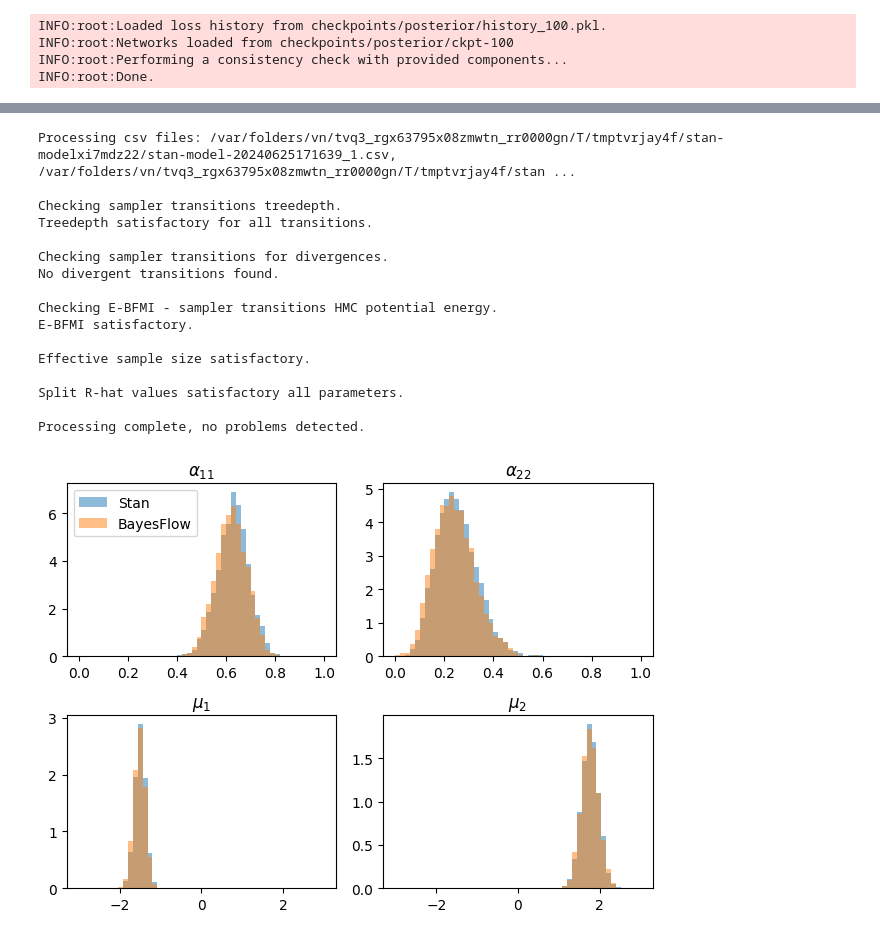
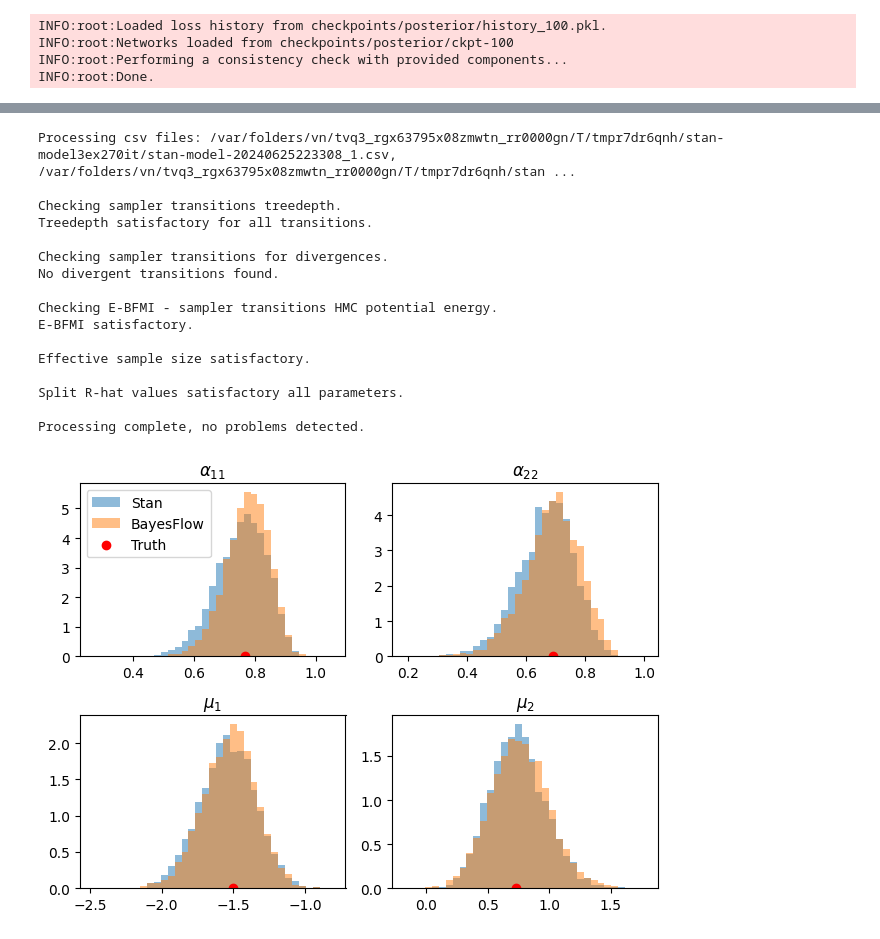
Before and after one commit to Kucharssim/bayesflow-amortized-mixtures, a Jupyter notebook: case-studies/normal-simple-hmm/calibration-stan.ipynb, the cells around one changed output, grey strips where cells are left out. Drawn from its saved outputs; the diff is of its cells as text; code cells hidden in the pictures.

```diff
--- a/case-studies/normal-simple-hmm/calibration-stan.ipynb
+++ b/case-studies/normal-simple-hmm/calibration-stan.ipynb
@@ -52,7 +64,12 @@ INFO:root:Networks loaded from checkpoints/posterior/ckpt-100
 INFO:root:Performing a consistency check with provided components...
 INFO:root:Done.
 # %%
-df = model(1)
+true_params_unconstrained = np.array([[1.2, 0.8, -1.5, 0.8]])
+true_params = constrain_parameters(true_params_unconstrained)
+df = model.simulator(true_params_unconstrained)
+df['prior_draws'] = true_params_unconstrained
+
+#df = model(1)
 df_smoothing = configurator(df)
 df_posterior = posterior_configurator(df)
 
@@ -74,7 +92,7 @@ f=plt.scatter(range(len(observables)), observables, c=latents, cmap='coolwarm')
 stan_fit = stan_model.sample(stan_df, show_progress=False)
 print(stan_fit.diagnose())
 # %% [output]
-Processing csv files: /var/folders/vn/tvq3_rgx63795x08zmwtn_rr0000gn/T/tmptvrjay4f/stan-modelxi7mdz22/stan-model-20240625171639_1.csv, /var/folders/vn/tvq3_rgx63795x08zmwtn_rr0000gn/T/tmptvrjay4f/stan ...
+Processing csv files: /var/folders/vn/tvq3_rgx63795x08zmwtn_rr0000gn/T/tmpr7dr6qnh/stan-model3ex270it/stan-model-20240625223308_1.csv, /var/folders/vn/tvq3_rgx63795x08zmwtn_rr0000gn/T/tmpr7dr6qnh/stan ...
 
 Checking sampler transitions treedepth.
 Treedepth satisfactory for all transitions.
@@ -100,20 +118,18 @@ bf_posterior = constrain_parameters(bf_posterior_unconstrained)
 # %%
 fig, axs = plt.subplots(nrows=2, ncols=2)
 axs = axs.flatten()
 
 bins = [
-    np.linspace(0, 1, 51),
-    np.linspace(0, 1, 51),
-    np.linspace(-3, 3, 51),
-    np.linspace(-3, 3, 51)
+    np.linspace(np.min(stan_posterior[:,i])-0.1, np.max(stan_posterior[:,i])+0.1, 36) for i in range(4)
 ]
 for i, par in enumerate(constrained_parameter_names):
     axs[i].hist(stan_posterior[:,i], bins=bins[i], alpha = 0.5, density=True, label="Stan")
     axs[i].hist(bf_posterior[:,i], bins=bins[i], alpha = 0.5, density=True, label="BayesFlow")
+    axs[i].scatter(true_params[0,i], 0, color="red", label="Truth")
     axs[i].set_title(par)
 
 axs[0].legend()
 fig.tight_layout()
 # %% [output]
-[figure, old version]
+[figure, new version]
 # %%
```
Also changed, not shown: parts of 9 cells of this notebook, 3 other files.
